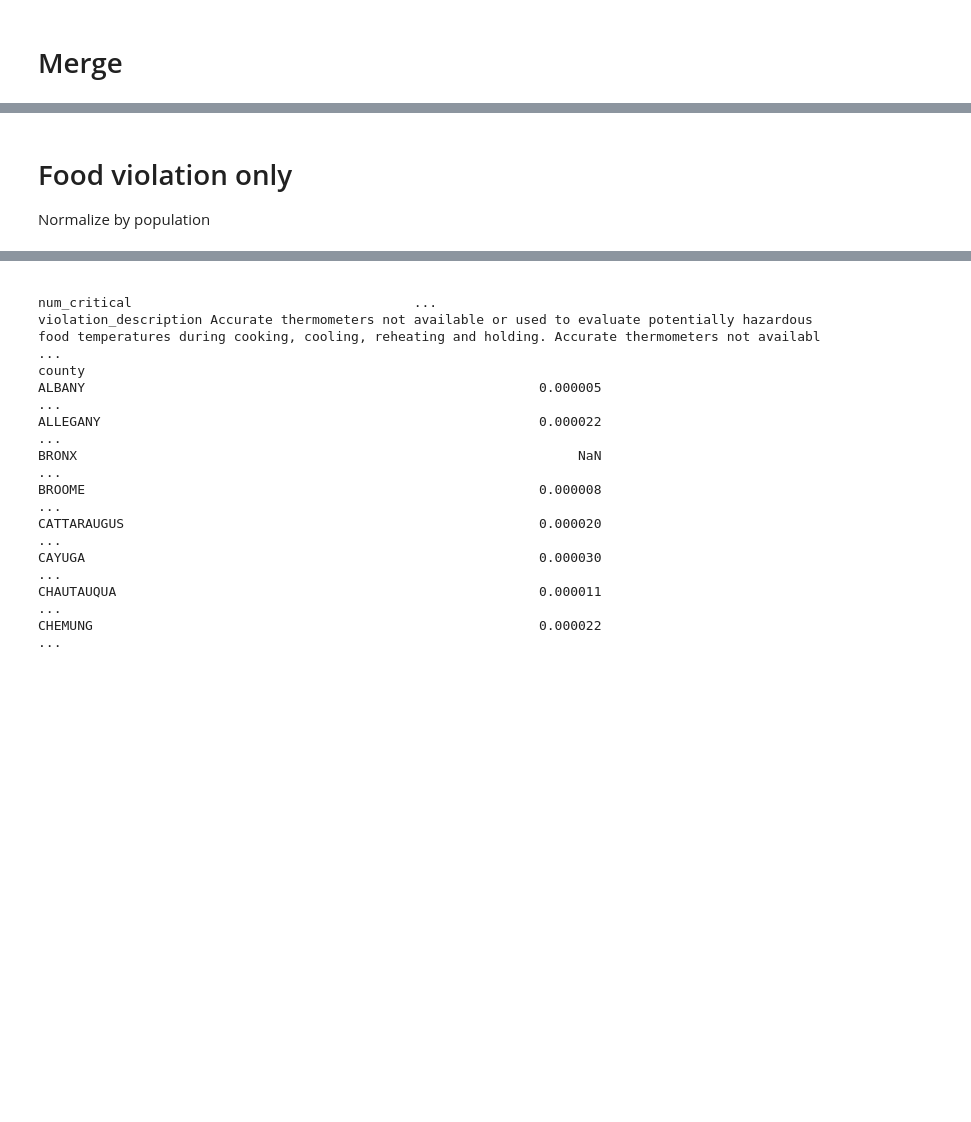
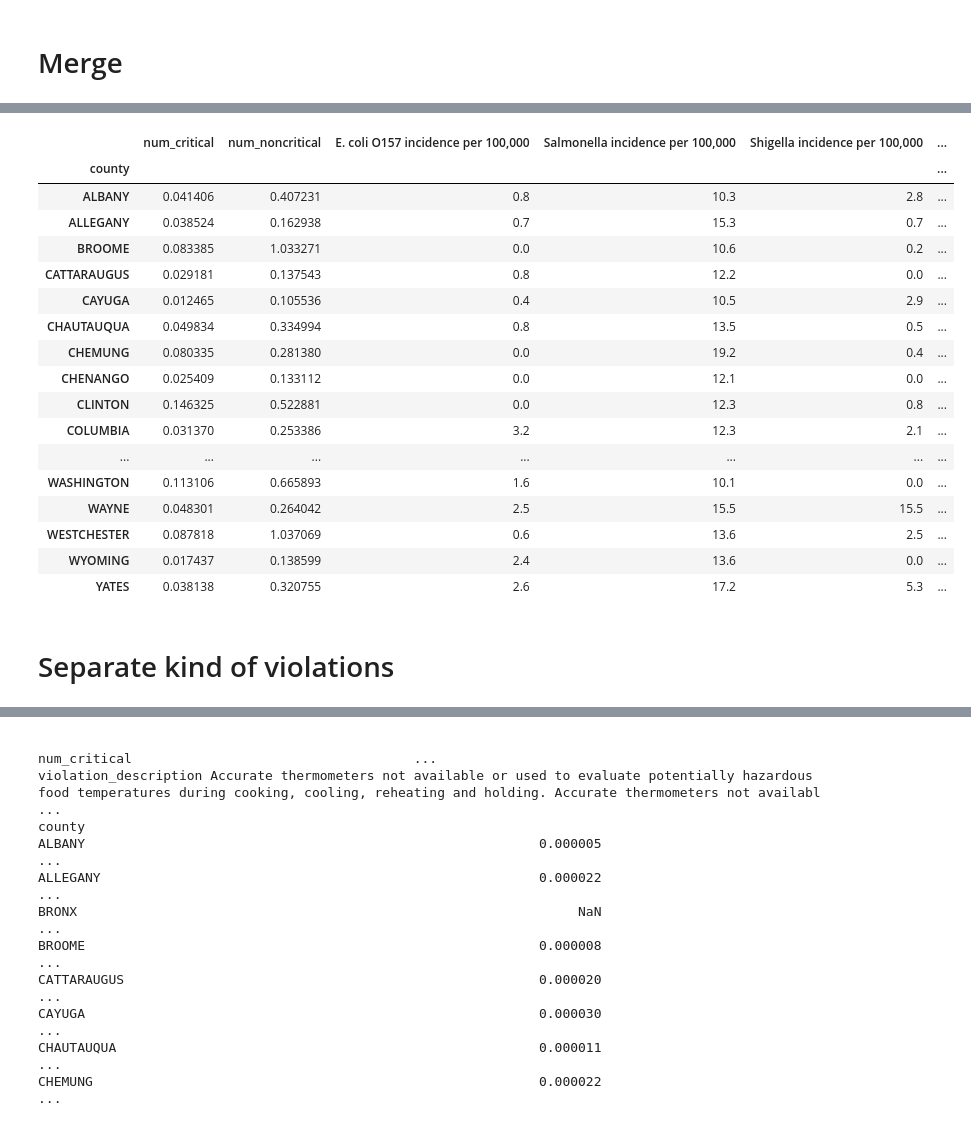
Before and after one commit to NicolasFerland/Citadel, a Jupyter notebook: Nicolas.ipynb, the cells around one changed output, grey strips where cells are left out. Saved outputs shown, nothing was run; the diff lists cells and outputs as text; code cells hidden in the pictures; blank space fills up the shorter version.

```diff
--- a/Nicolas.ipynb
+++ b/Nicolas.ipynb
@@ -526,9 +502,38 @@ merge_df
+# %%
+merge_df = food_establishment_inspections_county.join(community_health_pivot['precent_or_rate']).join(demographics_county)
+
+features_bypopulation = ['num_critical','num_noncritical','total_households','$9,999_or_less', '$10,000_to_$14,999',
+       '$15,000_to_$24,999', '$25,000_to_$34,999', '$35,000_to_$49,999',
+       '$50,000_to_$74,999', '$75,000_to_$99,999', '$100,000_to_$150,000',
+       '$150,000_to_$199,999', '$200,000_or_more','food_stamp_benefits', 'pop_w_health_insurance','pop_w_private_health', 'pop_w_public_coverage',
+       'pop_no_health_insurance'
+       ]
+merge_df[features_bypopulation] = merge_df[features_bypopulation].div(demographics_county['population'], axis='index')
+
+merge_df
+# %% [output]
+|  | num_critical | num_noncritical | E. coli O157 incidence per 100,000 | Salmonella incidence per 100,000 | Shigella incidence per 100,000 | ... |
+| county |  |  |  |  |  | ... |
+| ALBANY | 0.041406 | 0.407231 | 0.8 | 10.3 | 2.8 | ... |
+| ALLEGANY | 0.038524 | 0.162938 | 0.7 | 15.3 | 0.7 | ... |
+| BROOME | 0.083385 | 1.033271 | 0.0 | 10.6 | 0.2 | ... |
+| CATTARAUGUS | 0.029181 | 0.137543 | 0.8 | 12.2 | 0.0 | ... |
+| CAYUGA | 0.012465 | 0.105536 | 0.4 | 10.5 | 2.9 | ... |
+| CHAUTAUQUA | 0.049834 | 0.334994 | 0.8 | 13.5 | 0.5 | ... |
+| CHEMUNG | 0.080335 | 0.281380 | 0.0 | 19.2 | 0.4 | ... |
+| CHENANGO | 0.025409 | 0.133112 | 0.0 | 12.1 | 0.0 | ... |
+| CLINTON | 0.146325 | 0.522881 | 0.0 | 12.3 | 0.8 | ... |
+| COLUMBIA | 0.031370 | 0.253386 | 3.2 | 12.3 | 2.1 | ... |
+| ... | ... | ... | ... | ... | ... | ... |
+| WASHINGTON | 0.113106 | 0.665893 | 1.6 | 10.1 | 0.0 | ... |
+| WAYNE | 0.048301 | 0.264042 | 2.5 | 15.5 | 15.5 | ... |
+| WESTCHESTER | 0.087818 | 1.037069 | 0.6 | 13.6 | 2.5 | ... |
+| WYOMING | 0.017437 | 0.138599 | 2.4 | 13.6 | 0.0 | ... |
+| YATES | 0.038138 | 0.320755 | 2.6 | 17.2 | 5.3 | ... |
 # %%
 merge_df.to_csv('merged.csv')
-# %% [markdown]
-# Food violation only
-
-Normalize by population
+# %% [markdown]
+# Separate kind of violations
 # %%
 # maybe not do that
 
```
Also changed, not shown: parts of 22 cells of this notebook.
